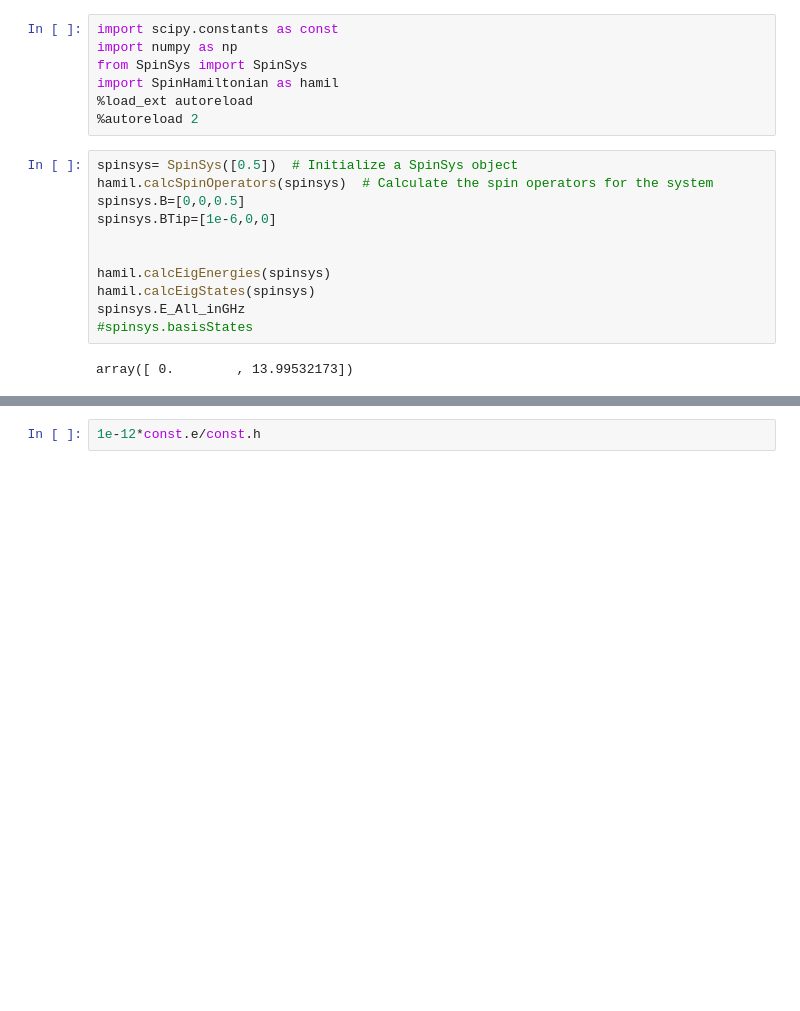
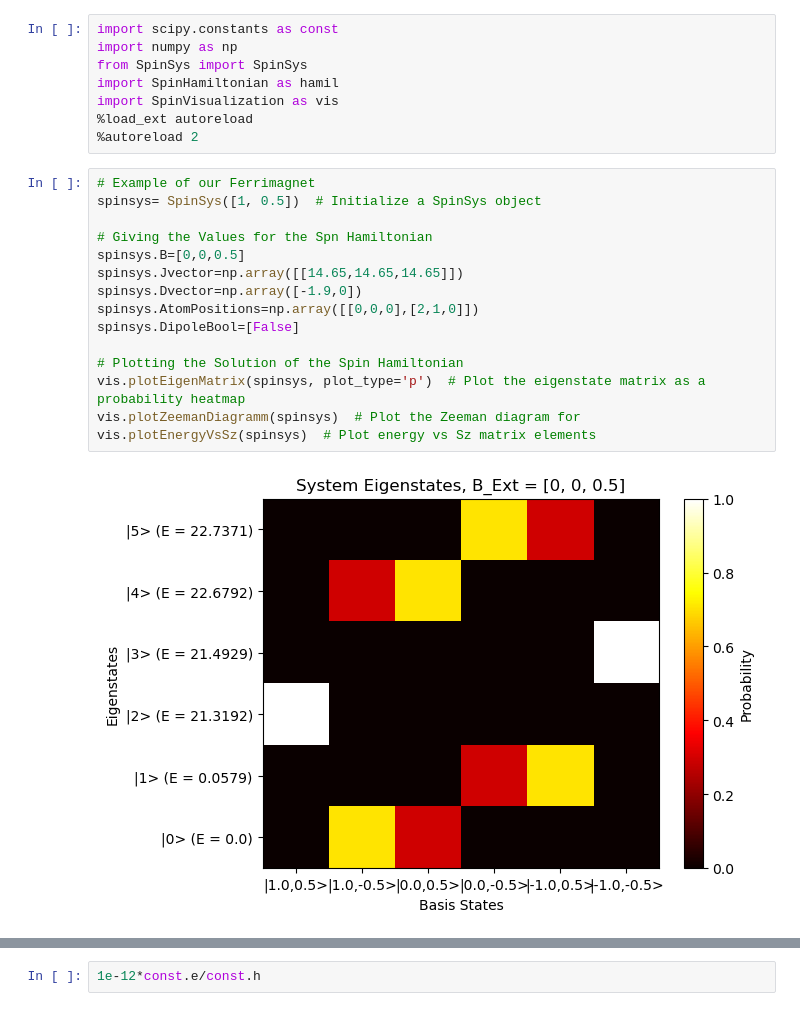
Before and after one commit to WillkeLab/Spinfinity, a Jupyter notebook: spinsimulation/Test_NewStructure.ipynb, the cells around one changed output, grey strips where cells are left out. Drawn from its saved outputs; the diff is of its cells as text; blank space fills up the shorter version.

Commit message:
cleaned a bit the SpinHamiltonian package and added the SpinVisualization package with functions just plotting the Soultion of the Spin Hamiltonian

```diff
--- a/spinsimulation/Test_NewStructure.ipynb
+++ b/spinsimulation/Test_NewStructure.ipynb
@@ -3,18 +3,23 @@ import scipy.constants as const
 import numpy as np
 from SpinSys import SpinSys
 import SpinHamiltonian as hamil
+import SpinVisualization as vis
 %load_ext autoreload
 %autoreload 2
 # %%
-spinsys= SpinSys([0.5])  # Initialize a SpinSys object
-hamil.calcSpinOperators(spinsys)  # Calculate the spin operators for the system
+# Example of our Ferrimagnet
+spinsys= SpinSys([1, 0.5])  # Initialize a SpinSys object
+
+# Giving the Values for the Spn Hamiltonian
 spinsys.B=[0,0,0.5]
-spinsys.BTip=[1e-6,0,0]
+spinsys.Jvector=np.array([[14.65,14.65,14.65]])
+spinsys.Dvector=np.array([-1.9,0])
+spinsys.AtomPositions=np.array([[0,0,0],[2,1,0]])
+spinsys.DipoleBool=[False]
 
-
-hamil.calcEigEnergies(spinsys)
-hamil.calcEigStates(spinsys)
-spinsys.E_All_inGHz
-#spinsys.basisStates
+# Plotting the Solution of the Spin Hamiltonian
+vis.plotEigenMatrix(spinsys, plot_type='p')  # Plot the eigenstate matrix as a probability heatmap
+vis.plotZeemanDiagramm(spinsys)  # Plot the Zeeman diagram for
+vis.plotEnergyVsSz(spinsys)  # Plot energy vs Sz matrix elements
 # %% [output]
-array([ 0.        , 13.99532173])
+[figure, added]
```
Also changed, not shown: parts of 1 cell of this notebook, 2 other files.
